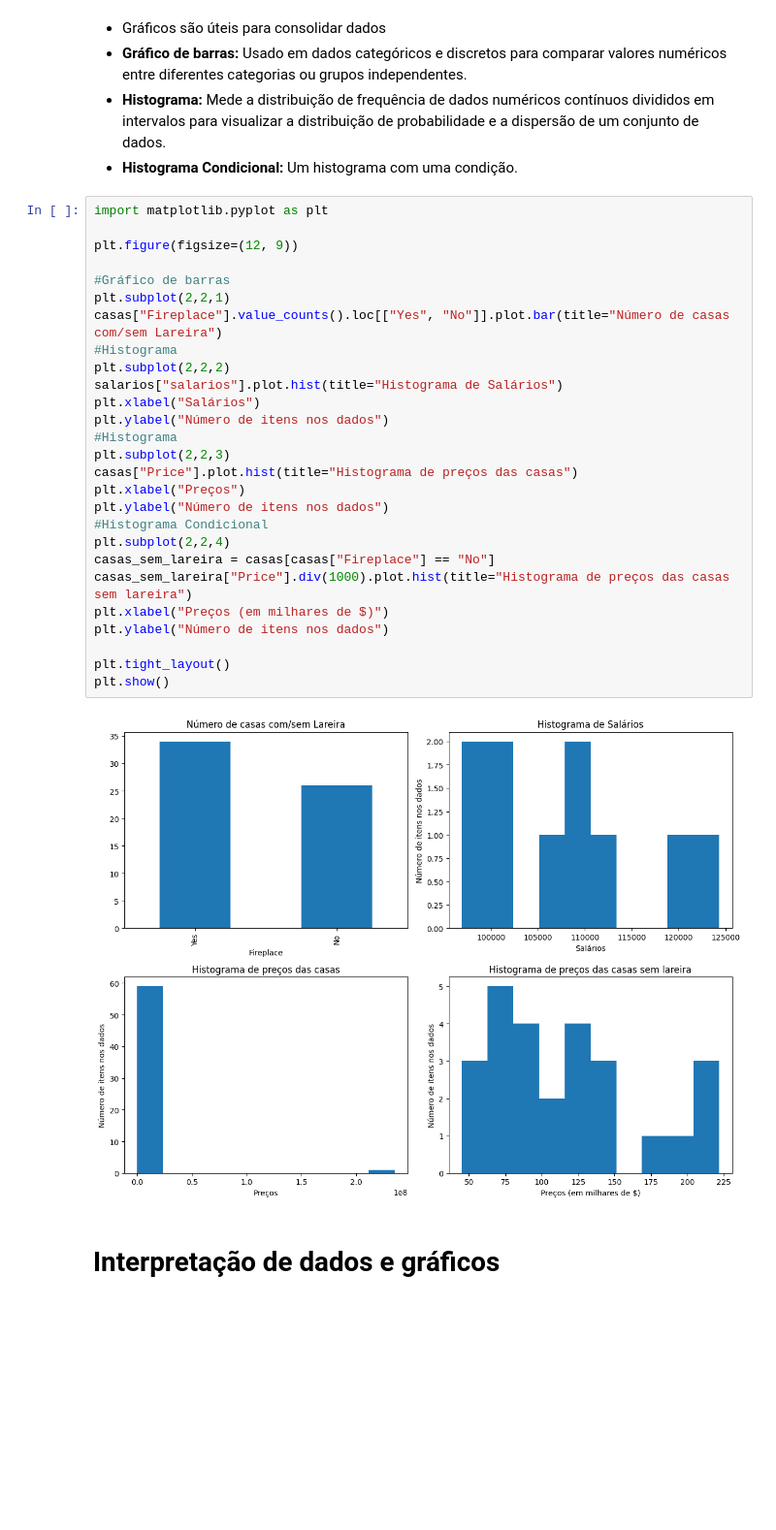
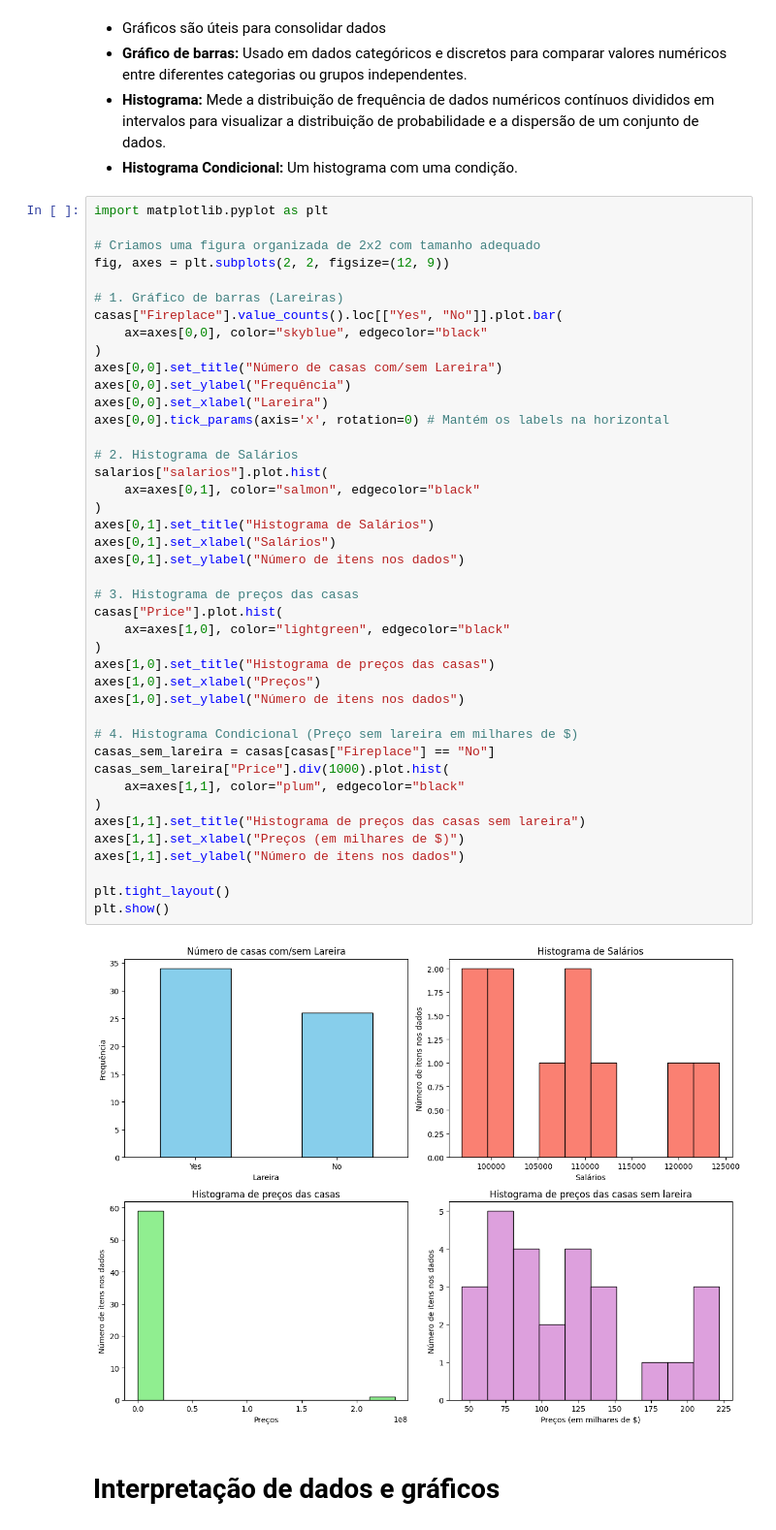
Before and after one commit to glaucogoncalves/p-e, a Jupyter notebook: lectures/06_eda_1D.ipynb, the cells around one changed output. Shown at 97% size. Saved outputs shown, nothing was run; the diff lists cells and outputs as text; blank space fills up the shorter version.

```diff
--- a/lectures/06_eda_1D.ipynb
+++ b/lectures/06_eda_1D.ipynb
@@ -263,32 +260,47 @@ Variância para o preço das casas sem Outlier: 3268204150.3257694
 # %%
 import matplotlib.pyplot as plt
 
-plt.figure(figsize=(12, 9))
+# Criamos uma figura organizada de 2x2 com tamanho adequado
+fig, axes = plt.subplots(2, 2, figsize=(12, 9))
 
-#Gráfico de barras
-plt.subplot(2,2,1)
-casas["Fireplace"].value_counts().loc[["Yes", "No"]].plot.bar(title="Número de casas com/sem Lareira")
-#Histograma
-plt.subplot(2,2,2)
-salarios["salarios"].plot.hist(title="Histograma de Salários")
-plt.xlabel("Salários")
-plt.ylabel("Número de itens nos dados")
-#Histograma
-plt.subplot(2,2,3)
-casas["Price"].plot.hist(title="Histograma de preços das casas")
-plt.xlabel("Preços")
-plt.ylabel("Número de itens nos dados")
-#Histograma Condicional
-plt.subplot(2,2,4)
+# 1. Gráfico de barras (Lareiras)
+casas["Fireplace"].value_counts().loc[["Yes", "No"]].plot.bar(
+    ax=axes[0,0], color="skyblue", edgecolor="black"
+)
+axes[0,0].set_title("Número de casas com/sem Lareira")
+axes[0,0].set_ylabel("Frequência")
+axes[0,0].set_xlabel("Lareira")
+axes[0,0].tick_params(axis='x', rotation=0) # Mantém os labels na horizontal
+
+# 2. Histograma de Salários
+salarios["salarios"].plot.hist(
+    ax=axes[0,1], color="salmon", edgecolor="black"
+)
+axes[0,1].set_title("Histograma de Salários")
+axes[0,1].set_xlabel("Salários")
+axes[0,1].set_ylabel("Número de itens nos dados")
+
+# 3. Histograma de preços das casas
+casas["Price"].plot.hist(
+    ax=axes[1,0], color="lightgreen", edgecolor="black"
+)
+axes[1,0].set_title("Histograma de preços das casas")
+axes[1,0].set_xlabel("Preços")
+axes[1,0].set_ylabel("Número de itens nos dados")
+
+# 4. Histograma Condicional (Preço sem lareira em milhares de $)
 casas_sem_lareira = casas[casas["Fireplace"] == "No"]
-casas_sem_lareira["Price"].div(1000).plot.hist(title="Histograma de preços das casas sem lareira")
-plt.xlabel("Preços (em milhares de $)")
-plt.ylabel("Número de itens nos dados")
+casas_sem_lareira["Price"].div(1000).plot.hist(
+    ax=axes[1,1], color="plum", edgecolor="black"
+)
+axes[1,1].set_title("Histograma de preços das casas sem lareira")
+axes[1,1].set_xlabel("Preços (em milhares de $)")
+axes[1,1].set_ylabel("Número de itens nos dados")
 
 plt.tight_layout()
 plt.show()
 # %% [output]
-[figure, old version]
+[figure, new version]
 # %% [markdown]
 # Interpretação de dados e gráficos
 # %% [markdown]
```
Also changed, not shown: parts of 11 cells of this notebook.
